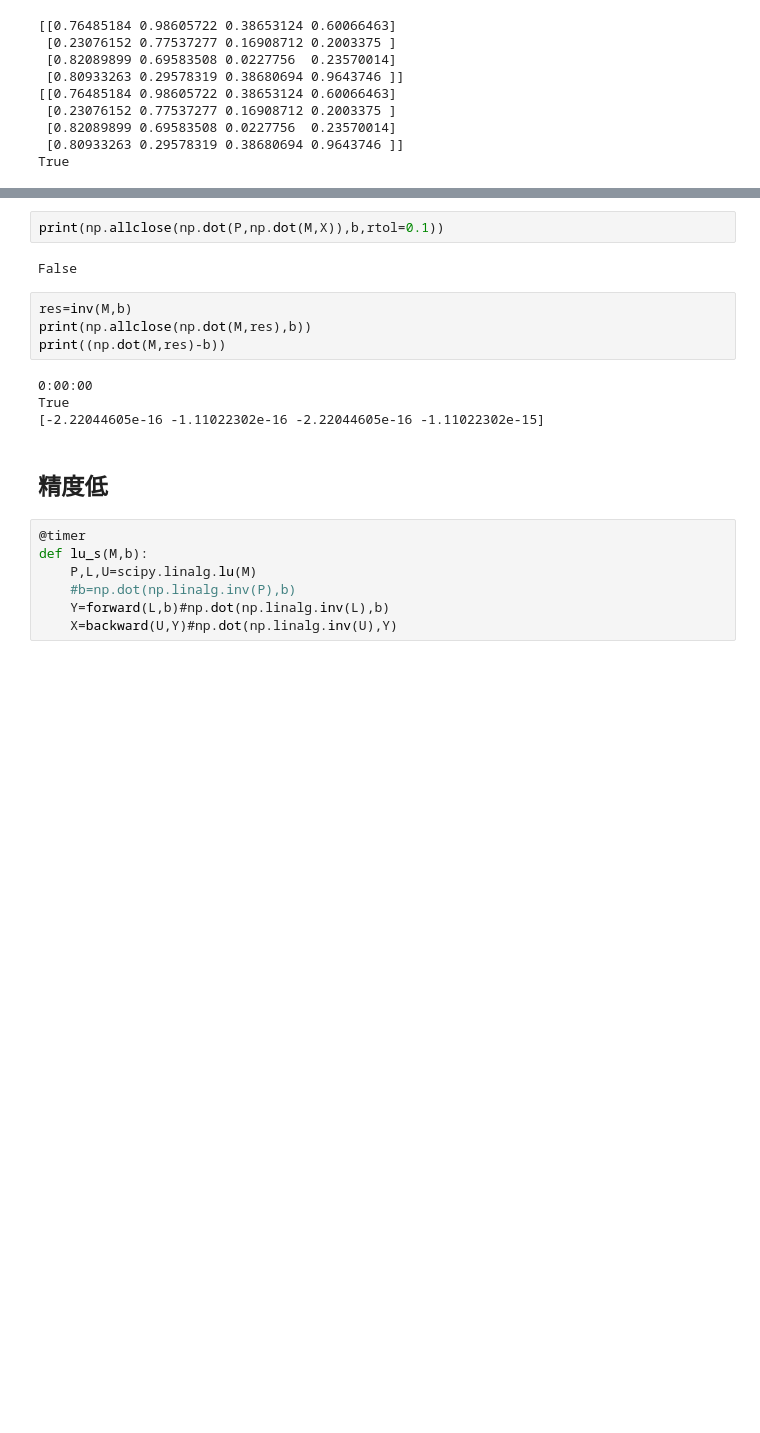
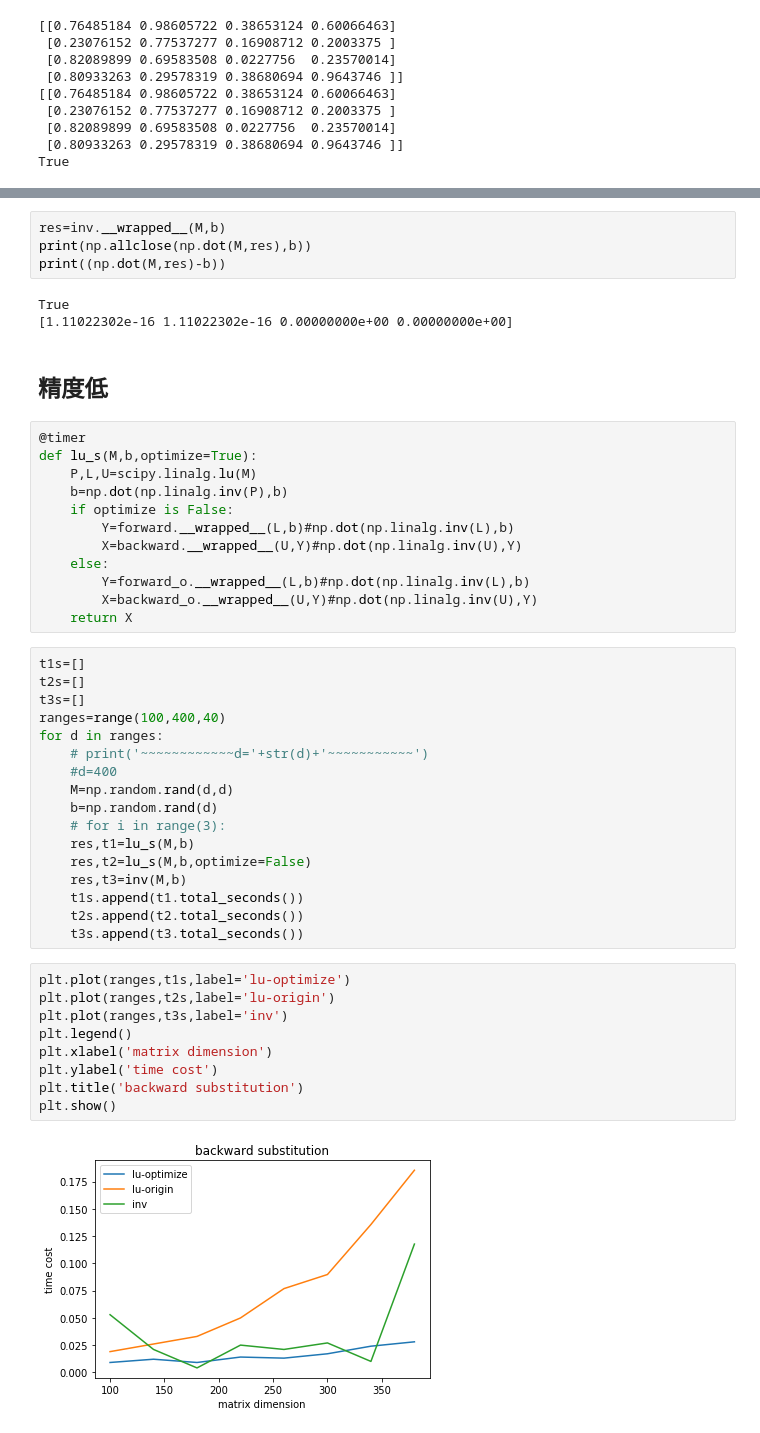
Before and after one commit to easilylazy/data-science, a Jupyter notebook: lu.ipynb, the cells around one changed output, grey strips where cells are left out. Cells and saved outputs as stored; diff of their text form; blank space fills up the shorter version.

```diff
--- a/lu.ipynb
+++ b/lu.ipynb
@@ -206,22 +184,50 @@ print((np.dot(P,np.dot(M,X))-b))
 # %%
-print(np.allclose(np.dot(P,np.dot(M,X)),b,rtol=0.1))
+res=inv.__wrapped__(M,b)
+print(np.allclose(np.dot(M,res),b))
+print((np.dot(M,res)-b))
 # %% [output]
-False
+True
+[1.11022302e-16 1.11022302e-16 0.00000000e+00 0.00000000e+00]
-# %%
-res=inv(M,b)
-print(np.allclose(np.dot(M,res),b))
-print((np.dot(M,res)-b))
-# %% [output]
-0:00:00
-True
-[-2.22044605e-16 -1.11022302e-16 -2.22044605e-16 -1.11022302e-15]
 # %% [markdown]
 ## 精度低
 # %%
 @timer
-def lu_s(M,b):
+def lu_s(M,b,optimize=True):
     P,L,U=scipy.linalg.lu(M)
-    #b=np.dot(np.linalg.inv(P),b)
-    Y=forward(L,b)#np.dot(np.linalg.inv(L),b)
-    X=backward(U,Y)#np.dot(np.linalg.inv(U),Y)
+    b=np.dot(np.linalg.inv(P),b)
+    if optimize is False:
+        Y=forward.__wrapped__(L,b)#np.dot(np.linalg.inv(L),b)
+        X=backward.__wrapped__(U,Y)#np.dot(np.linalg.inv(U),Y)
+    else:
+        Y=forward_o.__wrapped__(L,b)#np.dot(np.linalg.inv(L),b)
+        X=backward_o.__wrapped__(U,Y)#np.dot(np.linalg.inv(U),Y)
+    return X
+# %%
+t1s=[]
+t2s=[]
+t3s=[]
+ranges=range(100,400,40)
+for d in ranges:
+    # print('~~~~~~~~~~~~d='+str(d)+'~~~~~~~~~~~')
+    #d=400
+    M=np.random.rand(d,d)
+    b=np.random.rand(d)
+    # for i in range(3):
+    res,t1=lu_s(M,b)
+    res,t2=lu_s(M,b,optimize=False)
+    res,t3=inv(M,b)
+    t1s.append(t1.total_seconds())
+    t2s.append(t2.total_seconds())
+    t3s.append(t3.total_seconds())
+# %%
+plt.plot(ranges,t1s,label='lu-optimize')
+plt.plot(ranges,t2s,label='lu-origin')
+plt.plot(ranges,t3s,label='inv')
+plt.legend()
+plt.xlabel('matrix dimension')
+plt.ylabel('time cost')
+plt.title('backward substitution')
+plt.show()
+# %% [output]
+[figure, added]
 # %%
```
Also changed, not shown: parts of 5 cells of this notebook.
